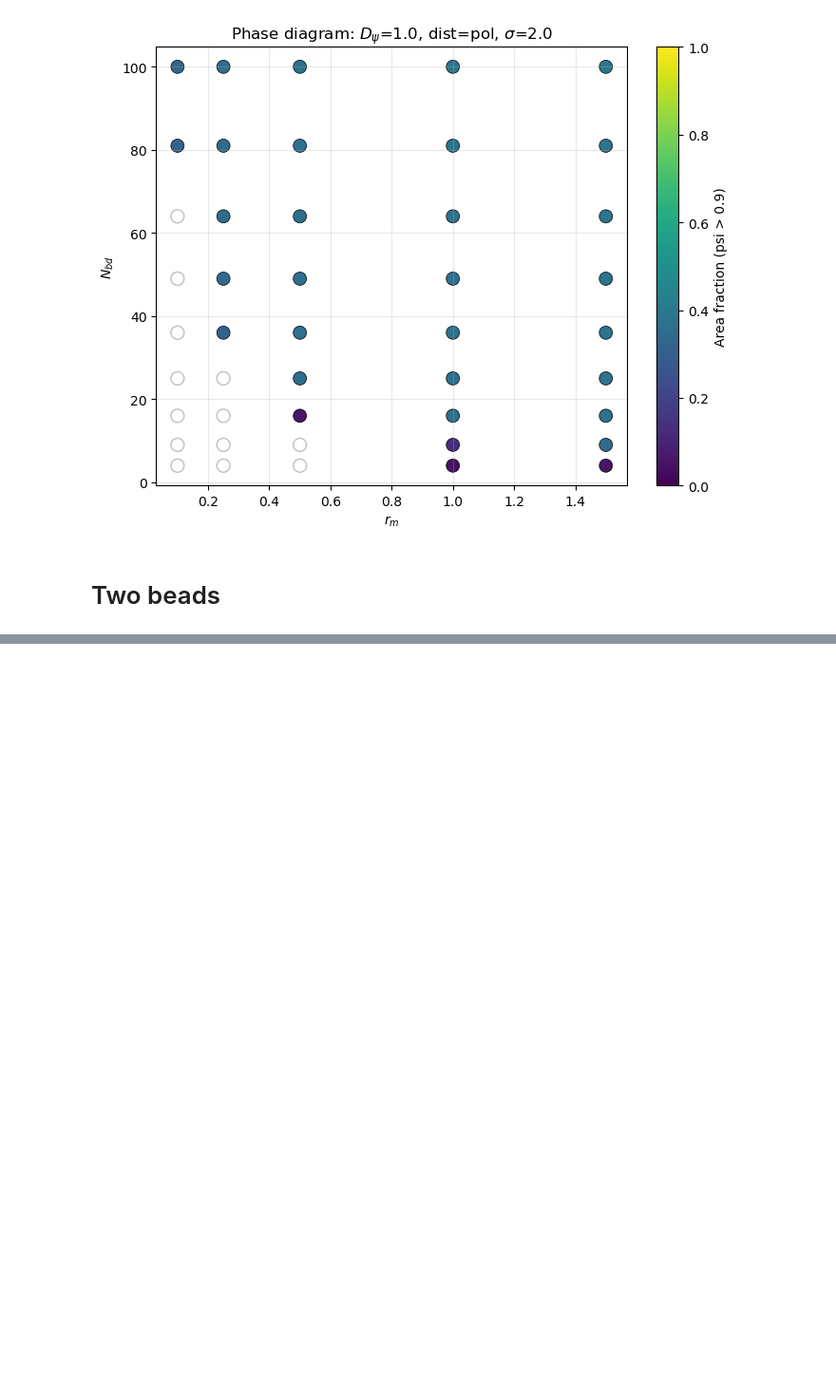
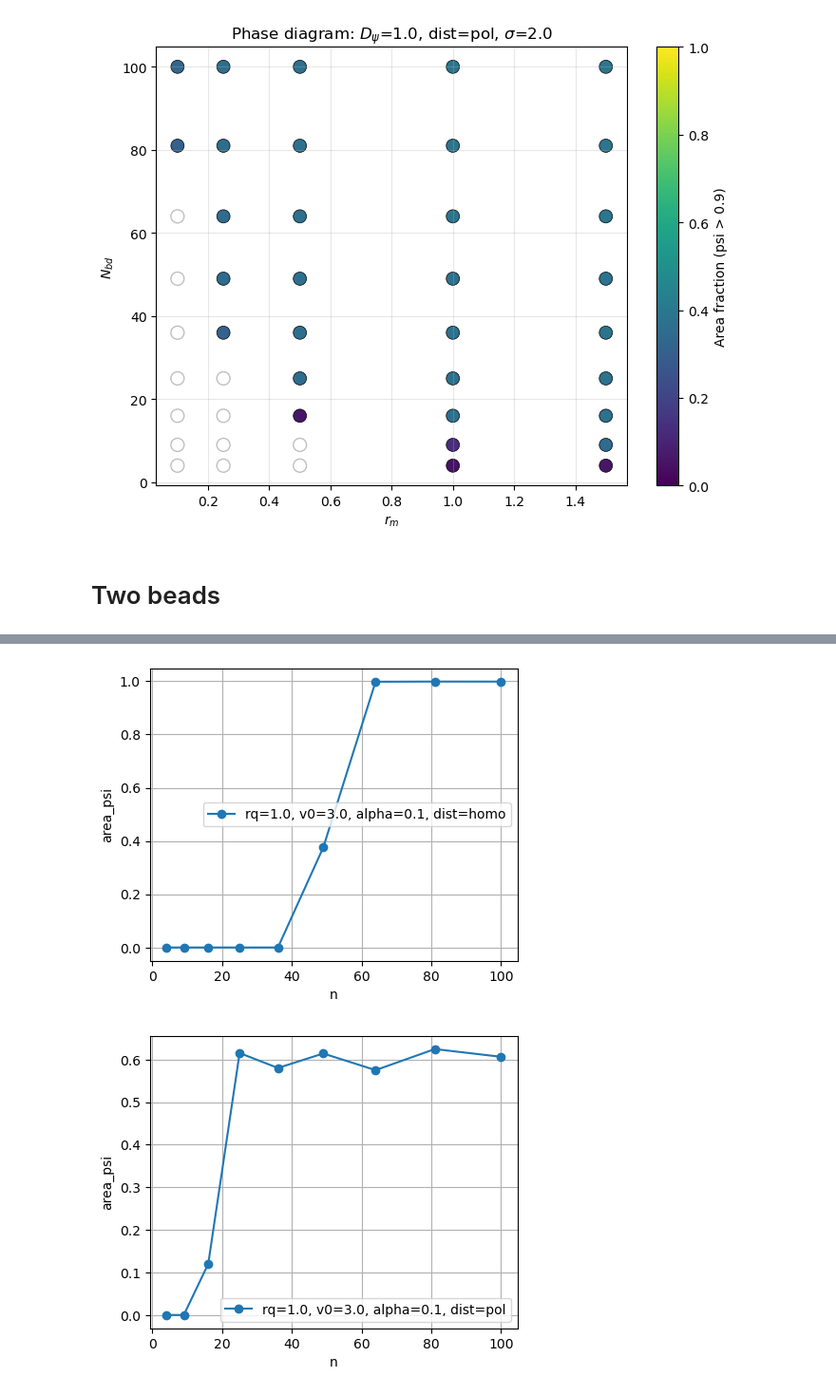
Before and after one commit to pvblop/Memory-Phase-Field-Models, a Jupyter notebook: equation_solver_bd_dist/analysis_sweep.ipynb, the cells around one changed output, grey strips where cells are left out. Shown at 95% size. Drawn from its saved outputs; the diff is of its cells as text; code cells hidden in the pictures; blank space fills up the shorter version.

```diff
--- a/equation_solver_bd_dist/analysis_sweep.ipynb
+++ b/equation_solver_bd_dist/analysis_sweep.ipynb
@@ -474,0 +557,29 @@ plt.show()
+# %%
+plot_vs_fixed(
+    df,
+    xparam="n",
+    y="area_psi",
+    fixed={
+        "rq": 1.0,
+        "v0": 3.0,
+        "alpha": 0.1,
+        "dist": "homo"
+    }
+)
+plt.show()
+
+plot_vs_fixed(
+    df,
+    xparam="n",
+    y="area_psi",
+    fixed={
+        "rq": 1.0,
+        "v0": 3.0,
+        "alpha": 0.1,
+        "dist": "pol"
+    }
+)
+plt.show()
+# %% [output]
+[figure, added]
+[figure, added]
```
Also changed, not shown: parts of 5 cells of this notebook.
